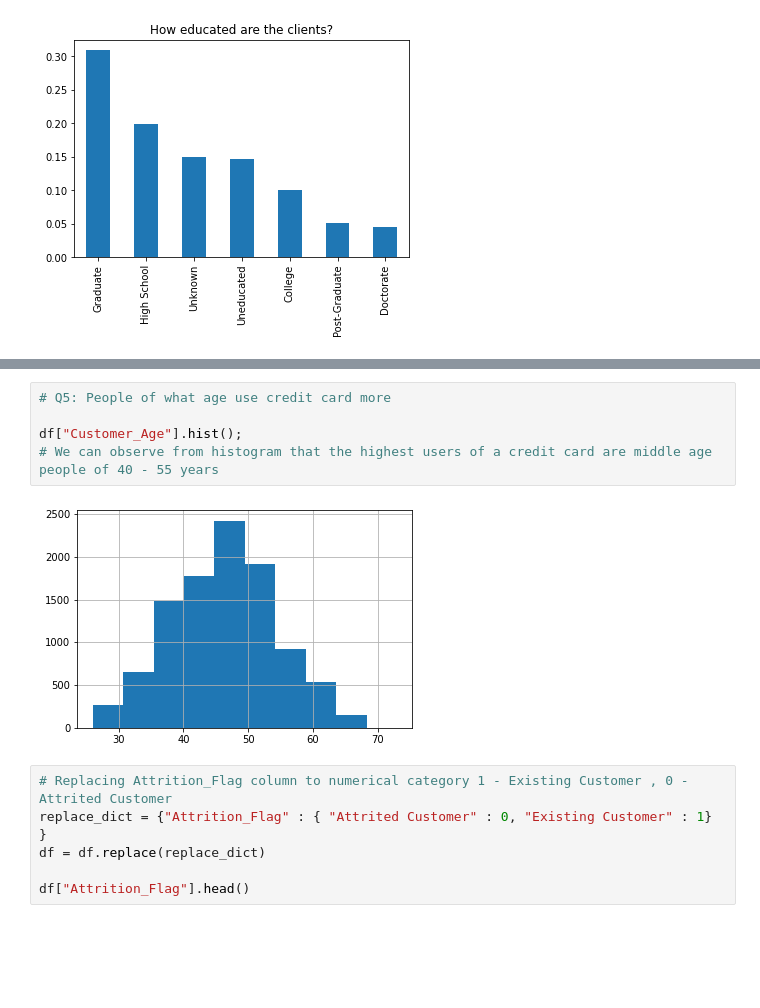
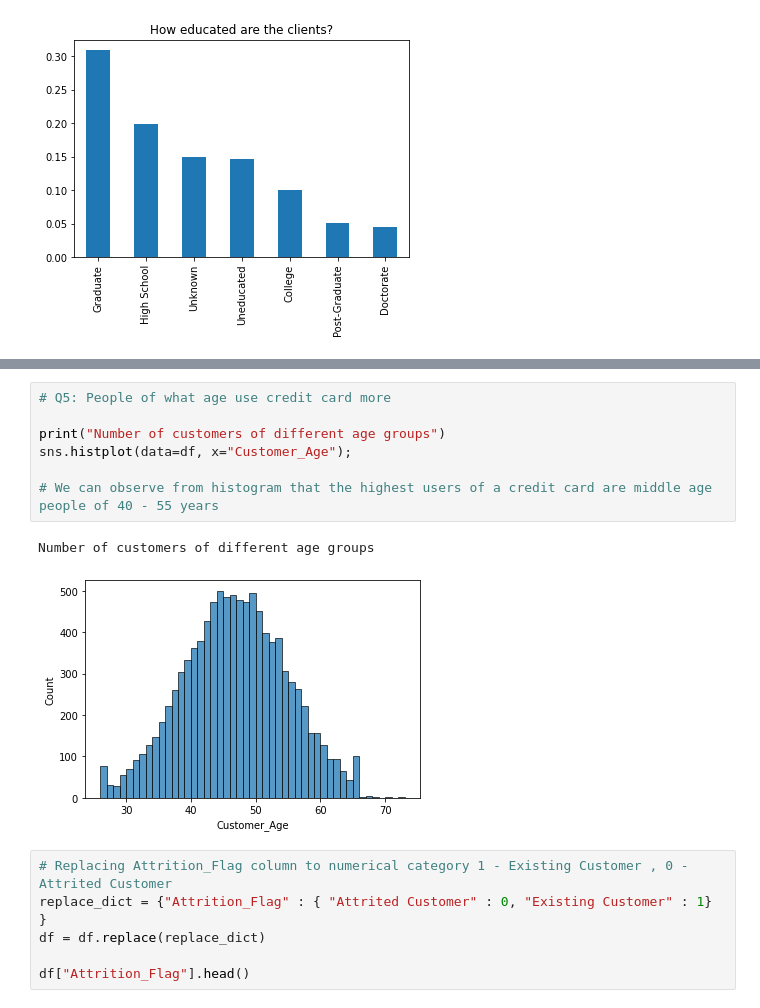
Before and after one commit to anushakamath97/credit_card_customer_analysis, a Jupyter notebook: Credit_Card_Customer.ipynb, the cells around one changed output, grey strips where cells are left out. Cells and saved outputs as stored; diff of their text form; blank space fills up the shorter version.

```diff
--- a/Credit_Card_Customer.ipynb
+++ b/Credit_Card_Customer.ipynb
@@ -146,10 +180,13 @@ Percentage of columns unknown: 0.10980547052434086
 # %%
 # Q5: People of what age use credit card more
 
-df["Customer_Age"].hist();
+print("Number of customers of different age groups")
+sns.histplot(data=df, x="Customer_Age");
+
 # We can observe from histogram that the highest users of a credit card are middle age people of 40 - 55 years
 # %% [output]
+Number of customers of different age groups
-[figure, old version]
+[figure, new version]
 # %%
 # Replacing Attrition_Flag column to numerical category 1 - Existing Customer , 0 - Attrited Customer
 replace_dict = {"Attrition_Flag" : { "Attrited Customer" : 0, "Existing Customer" : 1} }
```
Also changed, not shown: parts of 23 cells of this notebook.
